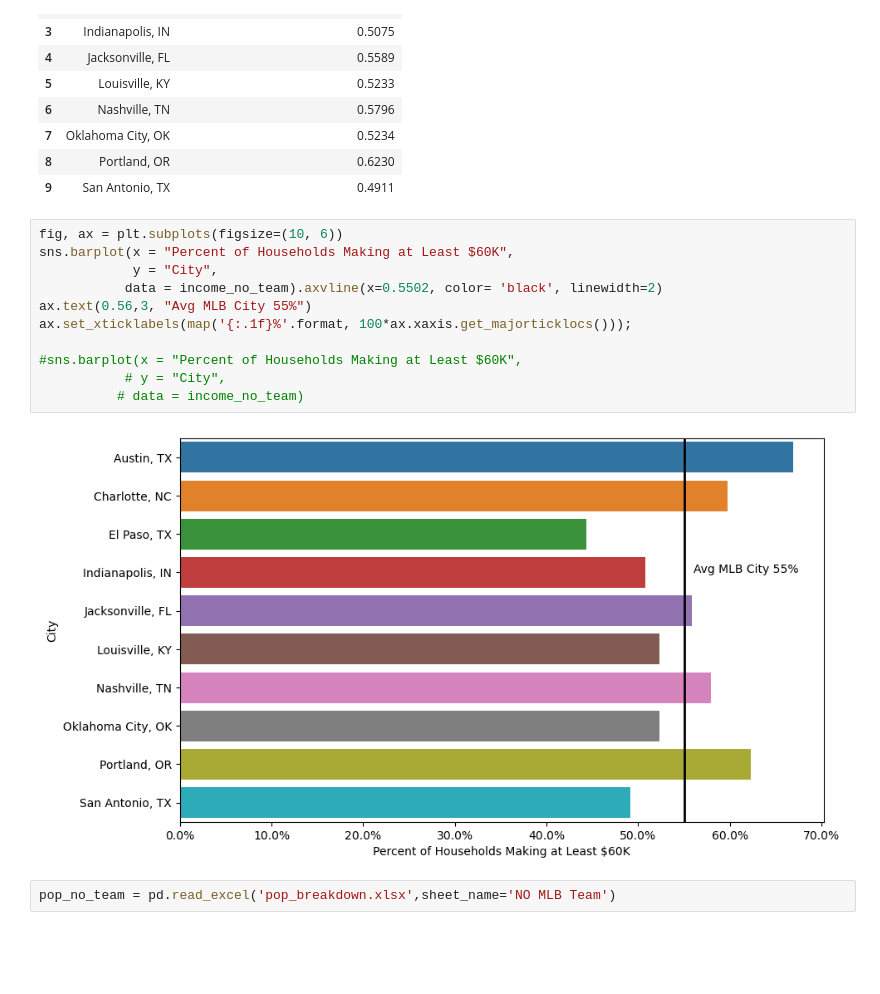
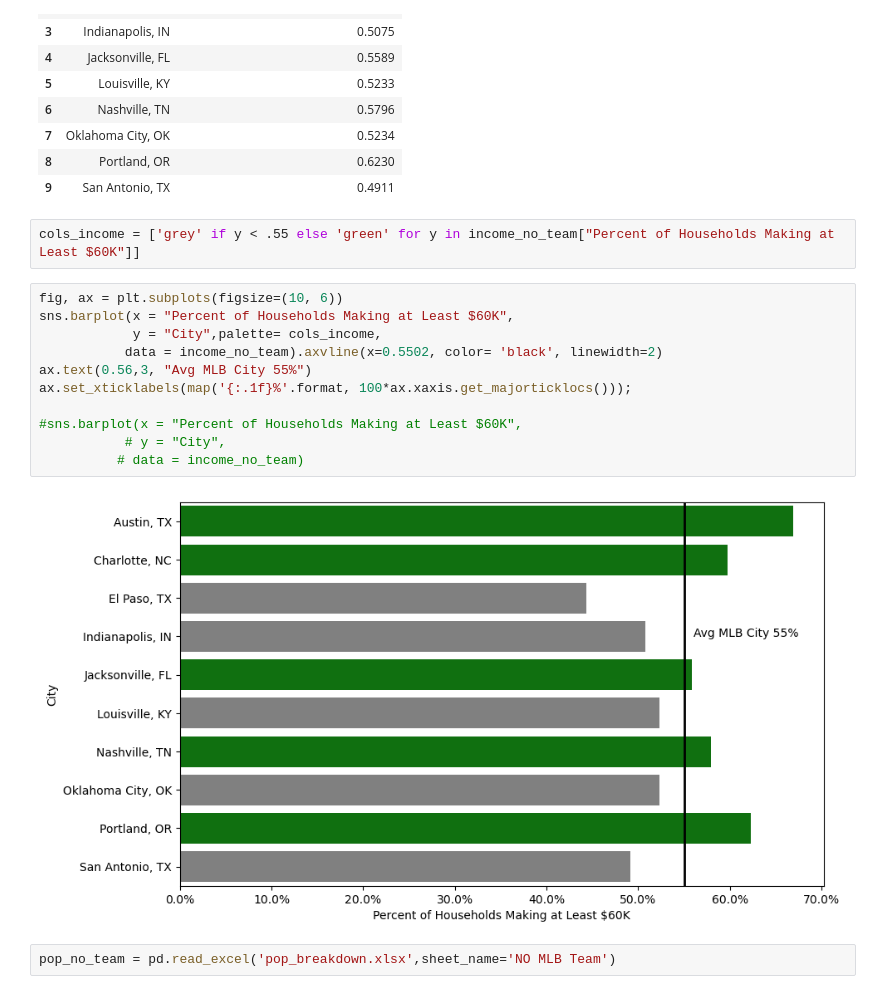
Before and after one commit to NashvilleNorris/norris_capstone, a Jupyter notebook: data/capstone.ipynb, the cells around one changed output. Drawn from its saved outputs; the diff is of its cells as text; blank space fills up the shorter version.

```diff
--- a/data/capstone.ipynb
+++ b/data/capstone.ipynb
@@ -152,19 +165,21 @@ income_no_team
 | 7 | Oklahoma City, OK | 0.5234 |
 | 8 | Portland, OR | 0.6230 |
 | 9 | San Antonio, TX | 0.4911 |
+# %%
+cols_income = ['grey' if y < .55 else 'green' for y in income_no_team["Percent of Households Making at Least $60K"]]
 # %%
 fig, ax = plt.subplots(figsize=(10, 6))
 sns.barplot(x = "Percent of Households Making at Least $60K",
-            y = "City",
+            y = "City",palette= cols_income,
            data = income_no_team).axvline(x=0.5502, color= 'black', linewidth=2)
 ax.text(0.56,3, "Avg MLB City 55%")
 ax.set_xticklabels(map('{:.1f}%'.format, 100*ax.xaxis.get_majorticklocs()));
 
 #sns.barplot(x = "Percent of Households Making at Least $60K",
            # y = "City",
           # data = income_no_team)
 # %% [output]
-[figure, old version]
+[figure, new version]
 # %%
 pop_no_team = pd.read_excel('pop_breakdown.xlsx',sheet_name='NO MLB Team')
 # %%
```
Also changed, not shown: parts of 18 cells of this notebook.
